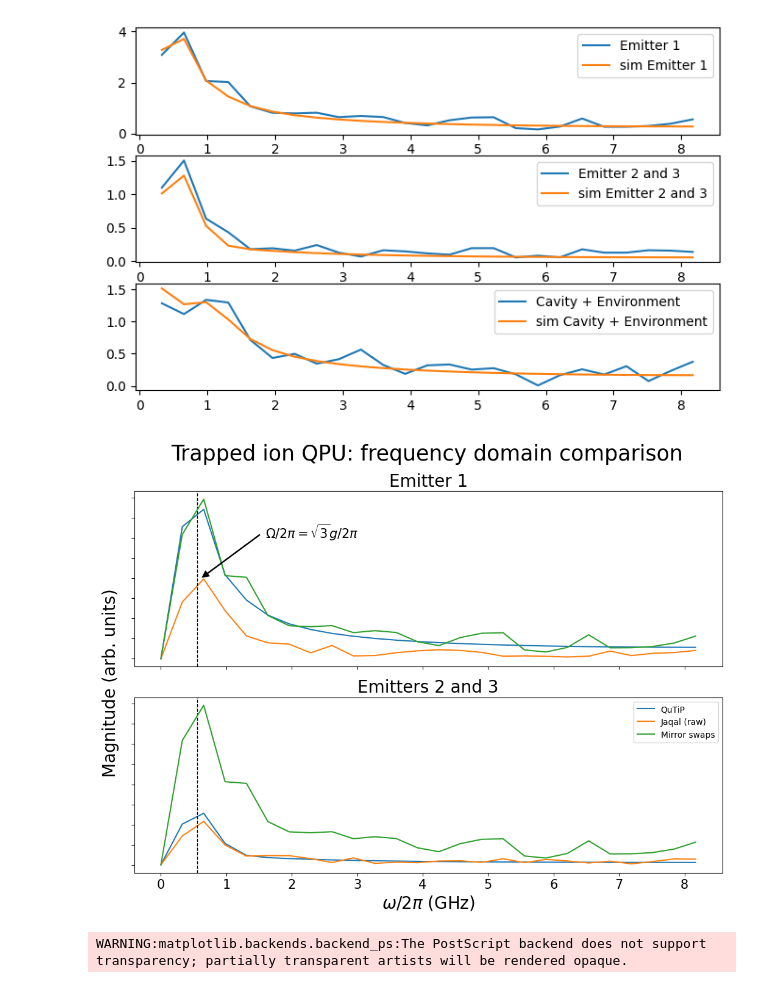
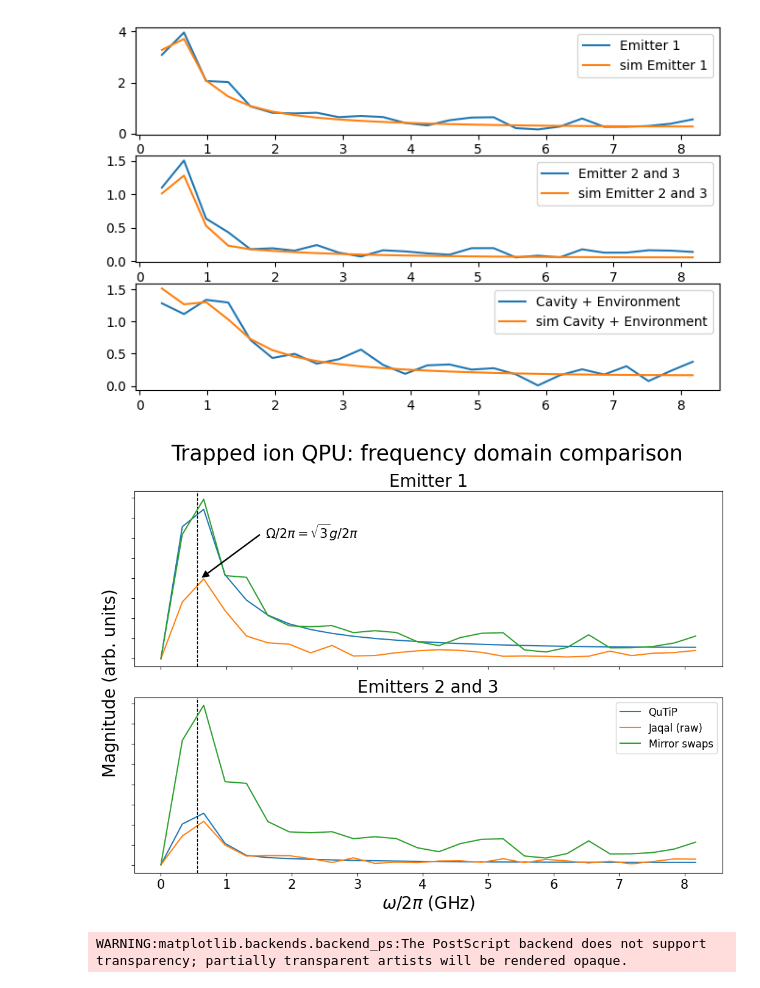
Before and after one commit to radulaski/CQED_quantum_simulation, a Jupyter notebook: data/QSCOUT/qscout_vs_sim.ipynb, the cells around one changed output. Drawn from its saved outputs; the diff is of its cells as text; code cells hidden in the pictures.

Commit message:
fix legend fontsize in qscout fourier plot

```diff
--- a/data/QSCOUT/qscout_vs_sim.ipynb
+++ b/data/QSCOUT/qscout_vs_sim.ipynb
@@ -399,35 +399,35 @@ em23_fft_nox = np.abs(np.fft.rfft(mirror_results_norm[mirror_normed_bitstrs["Emi
 axes[1].plot(freqs, em23_fft_nox, label="Mirror swaps")
 
 
 
 # axes[0].set_xlabel(r"$\omega / 2\pi$ (GHz)", fontsize=20)
 axes[1].set_xlabel(r"$\omega / 2\pi$ (GHz)", fontsize=20)
 
 
 ##
 fig.text(-0.04, 0.45, "Magnitude (arb. units)", transform=axes[0].transAxes,
         ha='center', va='top', fontsize=20, rotation=90)
 ##
 axes[0].annotate(
     r'$\Omega/2\pi = \sqrt{3}g/2\pi$', # the text of the annotation
     fontsize=15,
     xy=(rabi_freq + 0.06, 2),       # the point (x,y) to annotate
     xytext=(1.6, 3),   # the position of the text (x,y)
     arrowprops=dict(
         arrowstyle="simple, tail_width=0.05, head_width=.5, head_length=.5",
         connectionstyle="arc3",  # connection style
         facecolor='black',
         relpos=(-0.05, 0.4),
     )
 )
 ##
 
 fig.suptitle("Trapped ion QPU: frequency domain comparison", fontsize=25)
-plt.legend()
+plt.legend(fontsize=12)
 plt.tight_layout()
 fig.show()
 # %% [output]
-[figure, old version]
+[figure, new version]
 # %%
 fig.savefig("../../figures/QSCOUT_fourier.eps", bbox_inches="tight")
 # %% [output]
```
Also changed, not shown: 1 other file.
